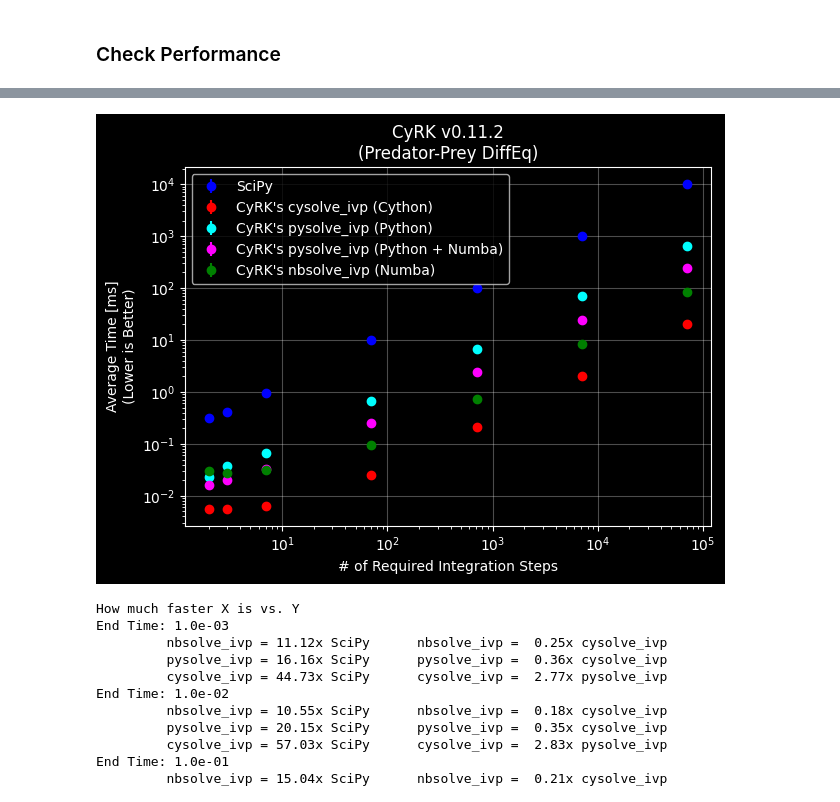
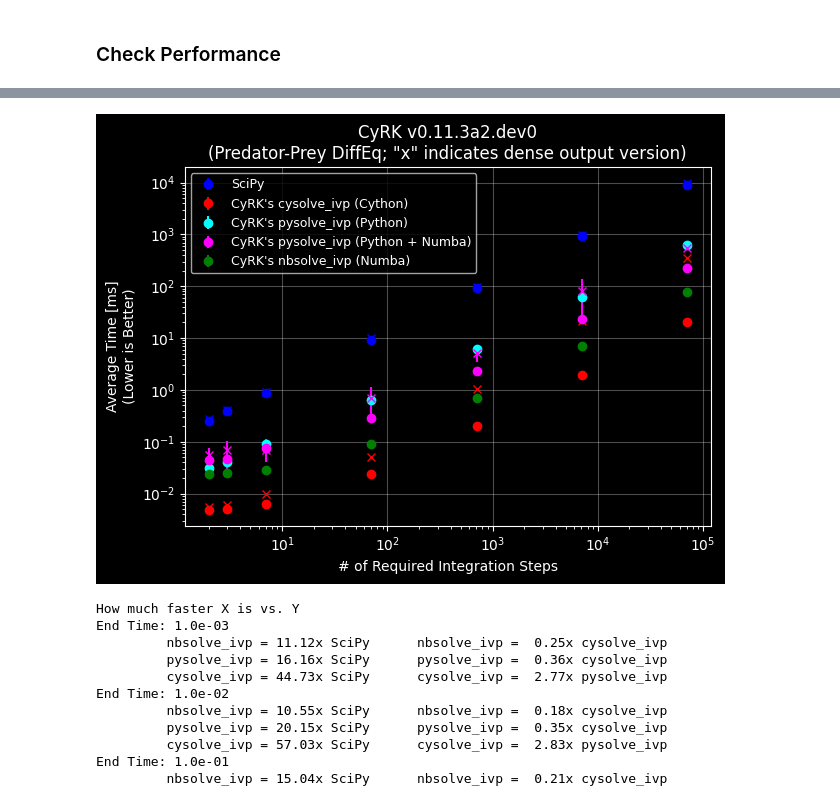
Before and after one commit to jrenaud90/CyRK, a Jupyter notebook: Benchmarks/CyRK - SciPy Comparison.ipynb, the cells around one changed output, grey strips where cells are left out. Saved outputs shown, nothing was run; the diff lists cells and outputs as text; code cells hidden in the pictures.

Commit message:
Added in dense output to benchmark plot

```diff
--- a/Benchmarks/CyRK - SciPy Comparison.ipynb
+++ b/Benchmarks/CyRK - SciPy Comparison.ipynb
@@ -285,62 +342,77 @@ version_filesafe = version.replace('.', '-')
 
 # Plot Results
 sci_steps = np.asarray(sci_steps)
+sci_dense_steps = np.asarray(sci_dense_steps)
 nb_steps = np.asarray(nb_steps)
 cysolver_steps = np.asarray(cysolver_steps)
+cysolver_dense_steps = np.asarray(cysolver_dense_steps)
 pysolver_steps = np.asarray(pysolver_steps)
 pysolver_njit_steps = np.asarray(pysolver_njit_steps)
+pysolver_dense_njit_steps = np.asarray(pysolver_dense_njit_steps)
 
 sci_times = np.asarray(sci_times)
+sci_dense_times = np.asarray(sci_dense_times)
 nb_times = np.asarray(nb_times)
 cysolver_times = np.asarray(cysolver_times)
+cysolver_dense_times = np.asarray(cysolver_dense_times)
 pysolver_times = np.asarray(pysolver_times)
 pysolver_njit_times = np.asarray(pysolver_njit_times)
+pysolver_dense_njit_times = np.asarray(pysolver_dense_njit_times)
 
 sci_errors = np.asarray(sci_errors)
+sci_dense_errors = np.asarray(sci_dense_errors)
 nb_errors = np.asarray(nb_errors)
 cysolver_errors = np.asarray(cysolver_errors)
+cysolver_dense_errors = np.asarray(cysolver_dense_errors)
 pysolver_errors = np.asarray(pysolver_errors)
 pysolver_njit_errors = np.asarray(pysolver_njit_errors)
+pysolver_dense_njit_errors = np.asarray(pysolver_dense_njit_errors)
 
 fig, ax = plt.subplots()
 
 plot_vs_steps = True
 if plot_vs_steps:
     ax.errorbar(sci_steps[1:], sci_times[1:], yerr=sci_errors[1:], c='blue', label='SciPy', fmt='o')
+    ax.errorbar(sci_dense_steps[1:], sci_dense_times[1:], yerr=sci_dense_errors[1:], c='blue', fmt='x')
     ax.errorbar(cysolver_steps[1:], cysolver_times[1:], yerr=cysolver_errors[1:], c='red', label="CyRK's cysolve_ivp (Cython)", fmt='o')
+    ax.errorbar(cysolver_dense_steps[1:], cysolver_dense_times[1:], yerr=cysolver_dense_errors[1:], c='red', fmt='x')
     ax.errorbar(pysolver_steps[1:], pysolver_times[1:], yerr=pysolver_errors[1:], c='cyan', label="CyRK's pysolve_ivp (Python)", fmt='o')
     ax.errorbar(pysolver_njit_steps[1:], pysolver_njit_times[1:], yerr=pysolver_njit_errors[1:], c='magenta', label="CyRK's pysolve_ivp (Python + Numba)", fmt='o')
+    ax.errorbar(pysolver_dense_njit_steps[1:], pysolver_dense_njit_times[1:], yerr=pysolver_dense_njit_errors[1:], c='magenta', fmt='x')
     ax.errorbar(nb_steps[1:], nb_times[1:], yerr=nb_errors[1:], c='green', label="CyRK's nbsolve_ivp (Numba)", fmt='o')
 else:
     ax.errorbar(end_times, sci_times, yerr=sci_errors, c='blue', label='SciPy', fmt='o')
+    ax.errorbar(end_times, sci_dense_times, yerr=sci_dense_errors, c='blue', label='SciPy', fmt='x')
     ax.errorbar(end_times, cysolver_times, yerr=cysolver_errors, c='red', label="CyRK's cysolve_ivp (Cython)", fmt='o')
+    ax.errorbar(end_times, cysolver_dense_times, yerr=cysolver_dense_errors, c='red', fmt='x')
     ax.errorbar(end_times, pysolver_times, yerr=pysolver_errors, c='cyan', label="CyRK's pysolve_ivp (Python)", fmt='o')
     ax.errorbar(end_times, pysolver_njit_times, yerr=pysolver_njit_errors, c='magenta', label="CyRK's pysolve_ivp (Python + Numba)", fmt='o')
+    ax.errorbar(end_times, pysolver_dense_njit_times, yerr=pysolver_dense_njit_errors, c='magenta', fmt='x')
     ax.errorbar(end_times, nb_times, yerr=nb_errors, c='green', label="CyRK's nbsolve_ivp (Numba)", fmt='o')
 
 if use_pendulum:
-    title_name = f'CyRK v{version}\n(Pendulum DiffEq)'
+    title_name = f'CyRK v{version}\n(Pendulum DiffEq; "x" indicates dense output version)'
 else:
-    title_name = f'CyRK v{version}\n(Predator-Prey DiffEq)'
+    title_name = f'CyRK v{version}\n(Predator-Prey DiffEq; "x" indicates dense output version)'
 
 if plot_vs_steps:
     ax.set(ylabel='Average Time [ms]\n(Lower is Better)', xlabel='# of Required Integration Steps', xscale='log', yscale='log')
 else:
     ax.set(ylabel='Average Time [ms]\n(Lower is Better)', xlabel='Integration Domain Size', xscale='log', yscale='log')
     ax.set_xticks((1e-3, 1e-2, 1e-1, 1e0, 1e1, 1e2, 1e3, 1e4, 1e5))
 ax.grid(alpha=0.3)
 # ax.set_xlim(ax.get_xlim()[::-1])
 
-ax.legend(loc='best')
+ax.legend(loc='best', fontsize=9)
 ax.set(title=title_name)
 fig.tight_layout()
 if use_pendulum:
     fig.savefig(f'CyRK_SciPy_Compare_pendulum_v{version_filesafe}.png')
 else:
     fig.savefig(f'CyRK_SciPy_Compare_predprey_v{version_filesafe}.png')
 plt.show()
 # %% [output]
-[figure, old version]
+[figure, new version]
 # %%
 # Print Differences
 print('How much faster X is vs. Y')
```
Also changed, not shown: parts of 3 cells of this notebook, 6 other files.
